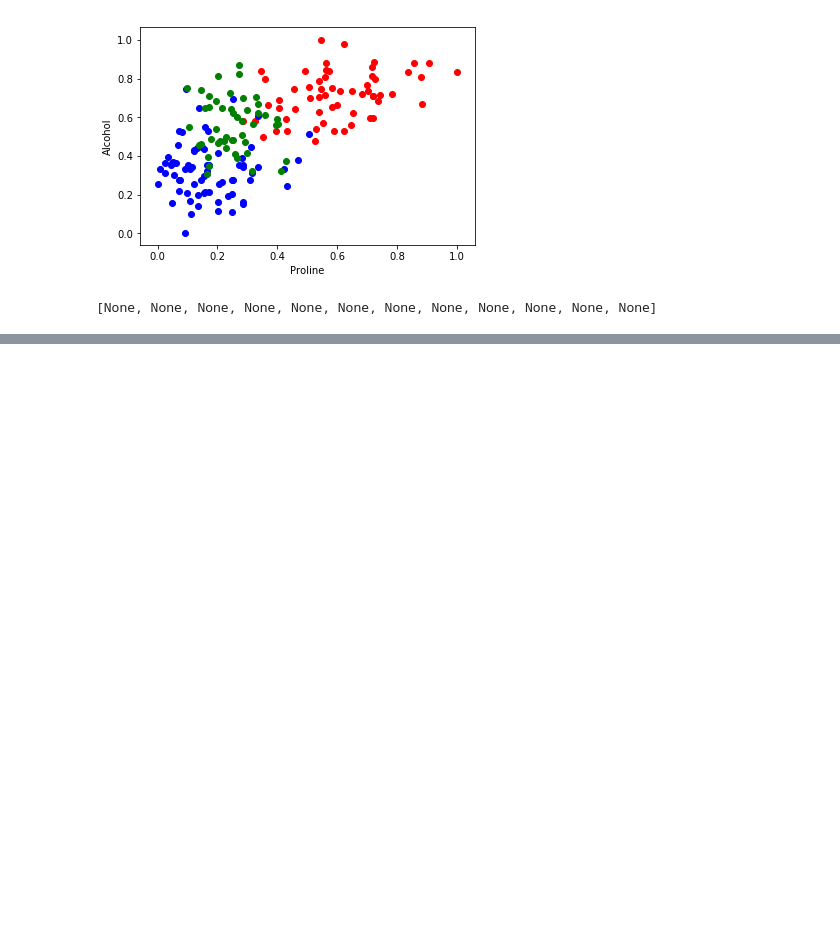
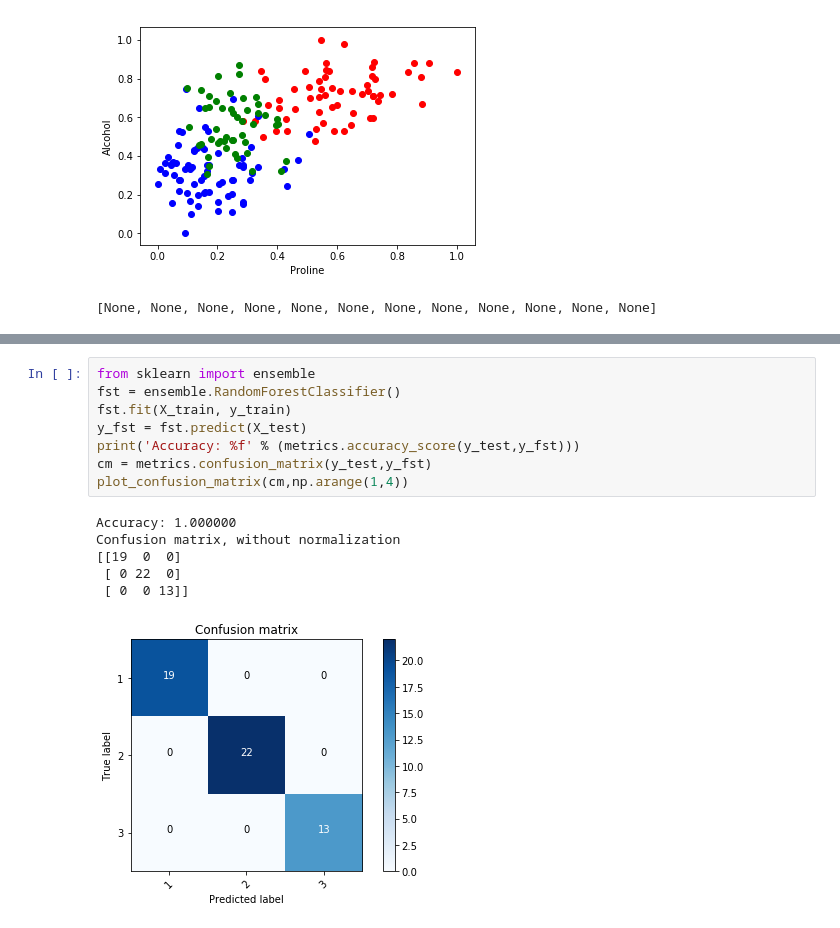
Before and after one commit to Ark93/WineDataset, a Jupyter notebook: WineDS.ipynb, the cells around one changed output, grey strips where cells are left out. Saved outputs shown, nothing was run; the diff lists cells and outputs as text; blank space fills up the shorter version.

```diff
--- a/WineDS.ipynb
+++ b/WineDS.ipynb
@@ -150,0 +216,15 @@ def scatterPlot(X,Y,df):
+# %%
+from sklearn import ensemble
+fst = ensemble.RandomForestClassifier()
+fst.fit(X_train, y_train)
+y_fst = fst.predict(X_test)
+print('Accuracy: %f' % (metrics.accuracy_score(y_test,y_fst)))
+cm = metrics.confusion_matrix(y_test,y_fst)
+plot_confusion_matrix(cm,np.arange(1,4))
+# %% [output]
+Accuracy: 1.000000
+Confusion matrix, without normalization
+[[19  0  0]
+ [ 0 22  0]
+ [ 0  0 13]]
+[figure, added]
```
Also changed, not shown: parts of 40 cells of this notebook, 1 other file.
